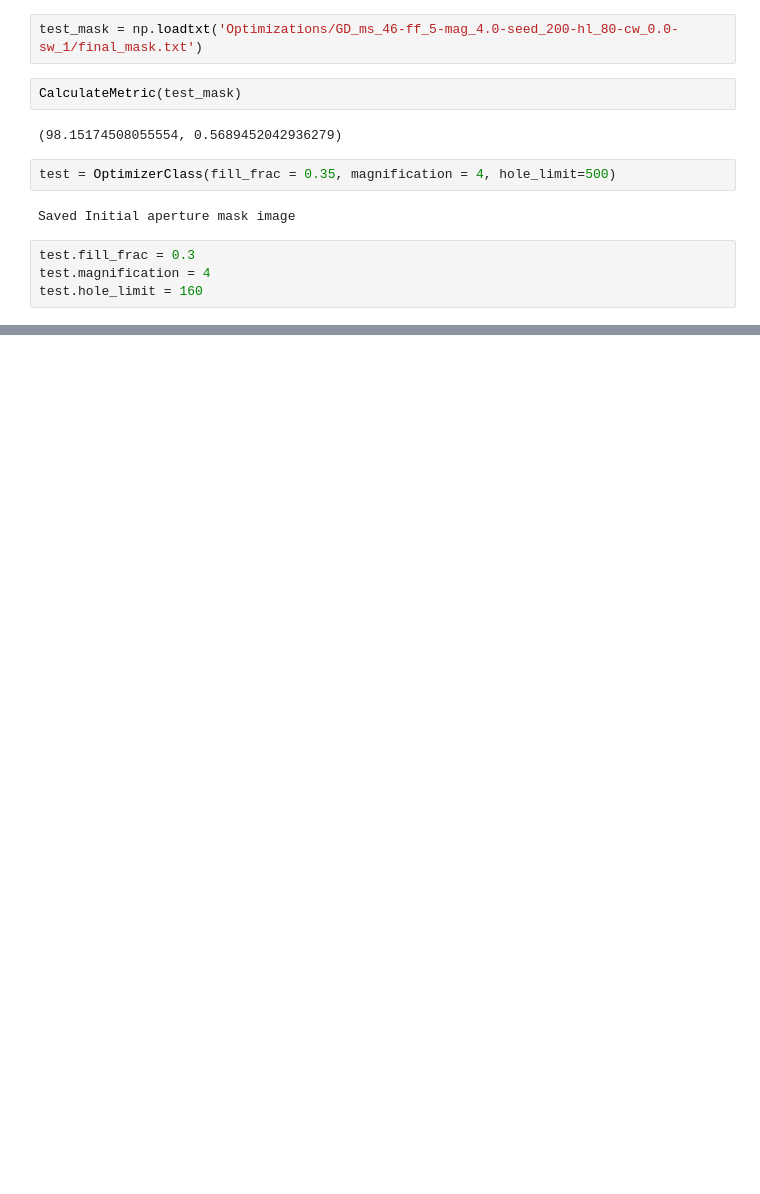
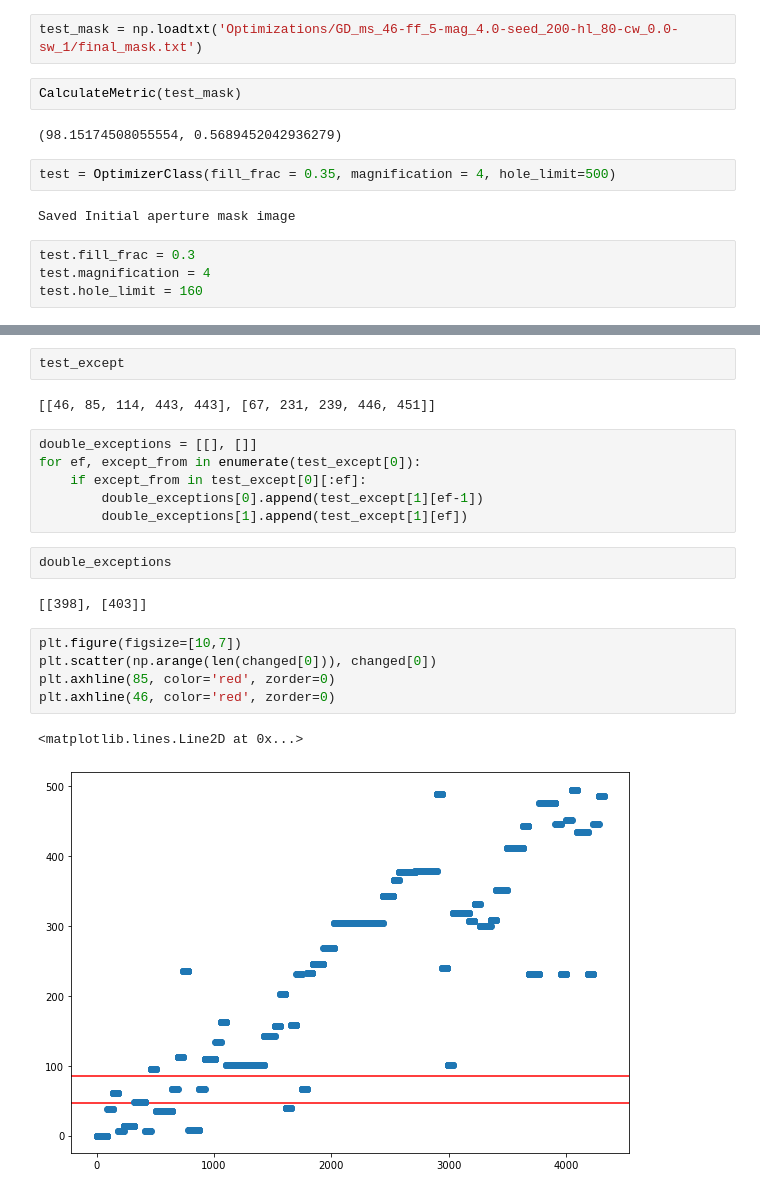
Before and after one commit to cllamb0/CCI2-Coded-Aperture, a Jupyter notebook: Code-Testing.ipynb, the cells around one changed output, grey strips where cells are left out. Cells and saved outputs as stored; diff of their text form; blank space fills up the shorter version.

```diff
--- a/Code-Testing.ipynb
+++ b/Code-Testing.ipynb
@@ -710,0 +865,22 @@ test.hole_limit = 160
+# %%
+test_except
+# %% [output]
+[[46, 85, 114, 443, 443], [67, 231, 239, 446, 451]]
+# %%
+double_exceptions = [[], []]
+for ef, except_from in enumerate(test_except[0]):
+    if except_from in test_except[0][:ef]:
+        double_exceptions[0].append(test_except[1][ef-1])
+        double_exceptions[1].append(test_except[1][ef])
+# %%
+double_exceptions
+# %% [output]
+[[398], [403]]
+# %%
+plt.figure(figsize=[10,7])
+plt.scatter(np.arange(len(changed[0])), changed[0])
+plt.axhline(85, color='red', zorder=0)
+plt.axhline(46, color='red', zorder=0)
+# %% [output]
+<matplotlib.lines.Line2D at 0x...>
+[figure, added]
```
Also changed, not shown: parts of 11 cells of this notebook, 2 other files.
